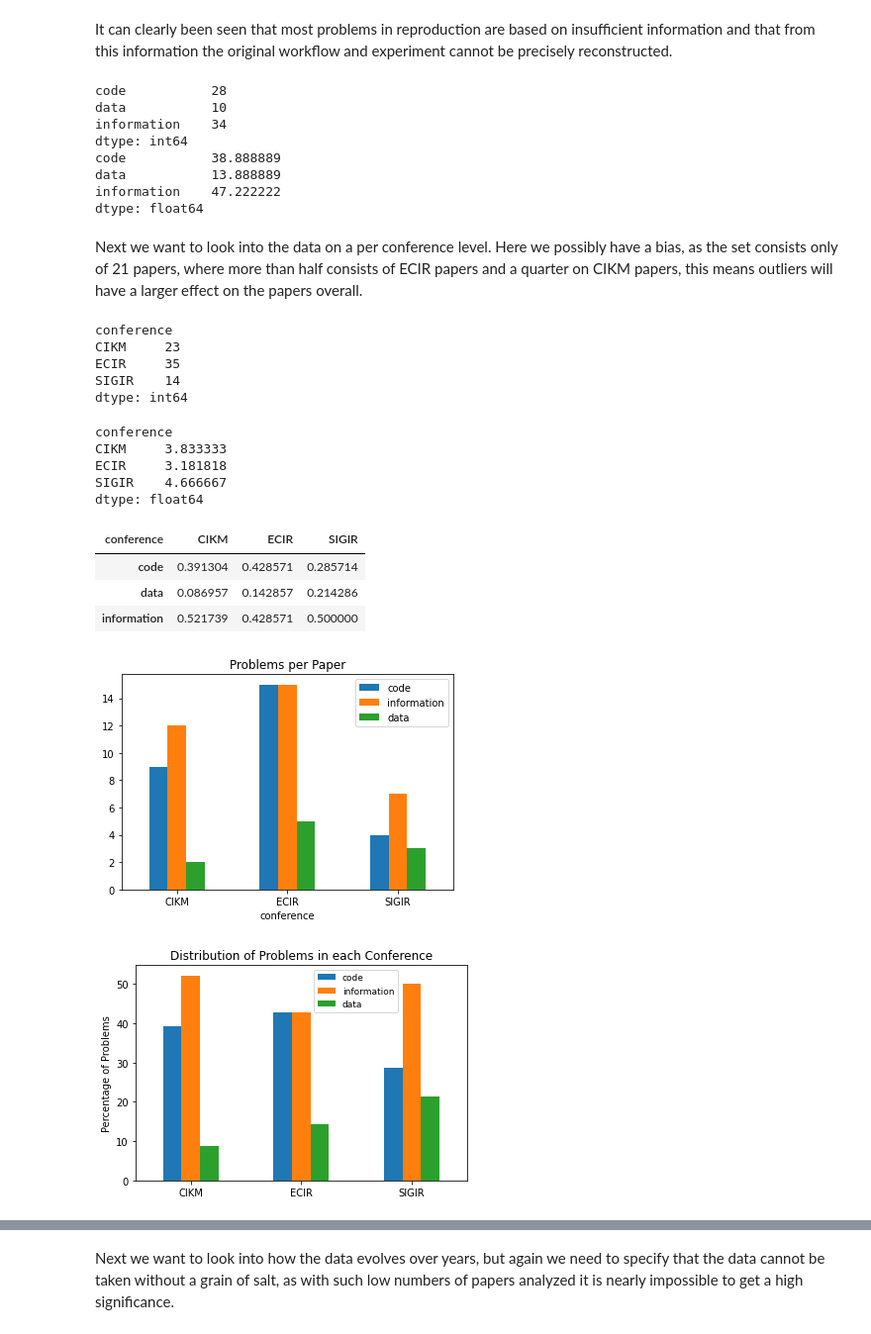
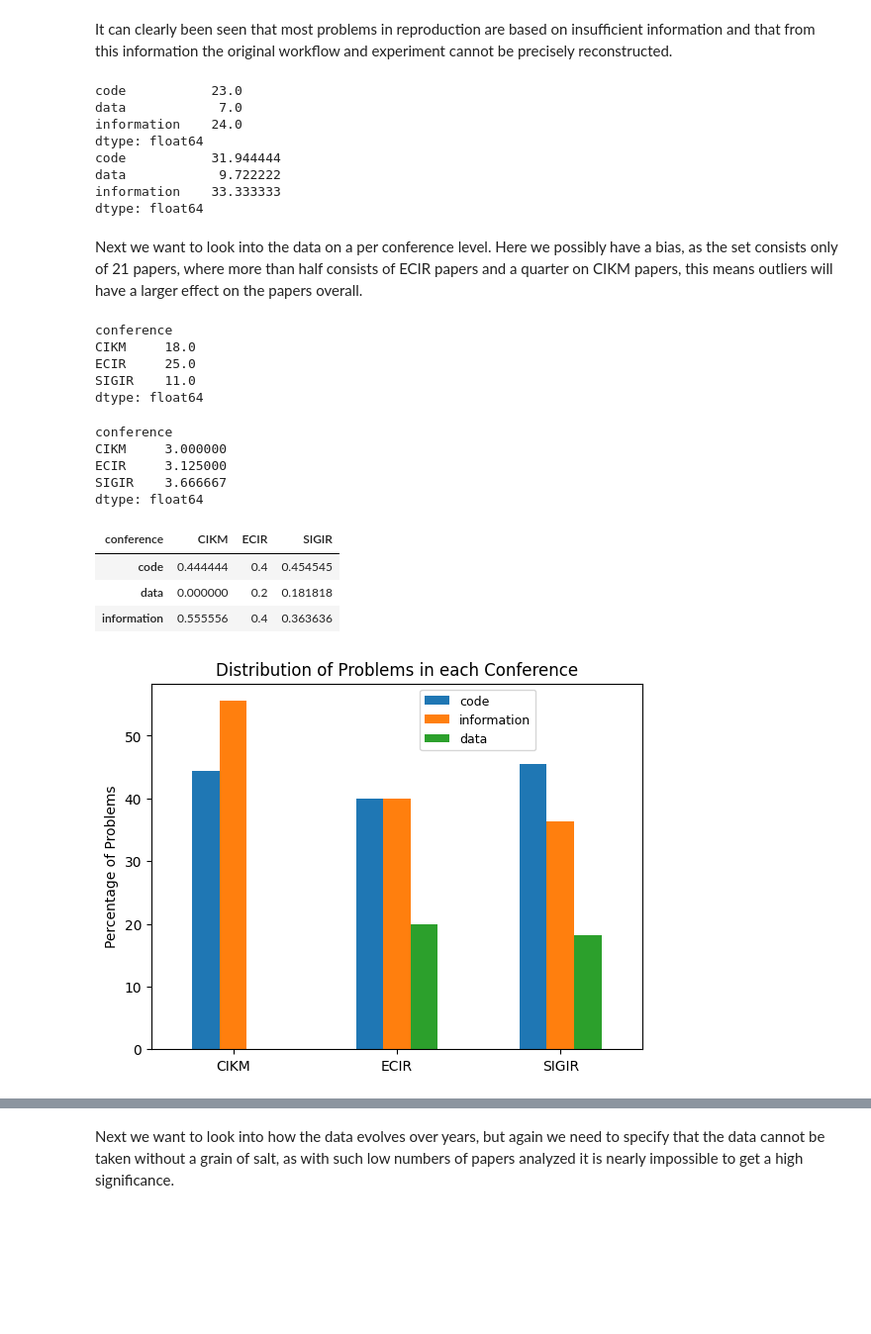
Before and after one commit to MoritzStaudinger/MetaReproducibility, a Jupyter notebook: reproducibility_issues.ipynb, the cells around one changed output, grey strips where cells are left out. Shown at 99% size. Drawn from its saved outputs; the diff is of its cells as text; code cells hidden in the pictures; blank space fills up the shorter version.

Commit message:
Reworked analysis for ECIR2023

```diff
--- a/reproducibility_issues.ipynb
+++ b/reproducibility_issues.ipynb
@@ -12,7 +12,9 @@ from scipy.stats import ttest_ind
 Here we load the before prepared dataset, as it was defined based on the found issues from the different reports.
 # %%
 data = pd.read_csv('data.csv', encoding = 'utf-8', delimiter=";")
+data = data[data["Name"]=="Meta"]
+data = data.drop(columns=["Reproduction Year", "Reproducer","Assumptions"])
 data["id"], _= pd.factorize(data["Name"])
-data = data.drop(data[data['Conference'] == "ACM RecSys"].index)
+data = data
 data
 # %% [output]
@@ -109,14 +112,14 @@ print(super_issues.groupby("conference").sum().sum())
 
 print(super_issues.groupby("conference").sum().sum()/72 * 100)
 # %% [output]
-code           28
-data           10
-information    34
-dtype: int64
-code           38.888889
-data           13.888889
-information    47.222222
+code           23.0
+data            7.0
+information    24.0
 dtype: float64
+code           31.944444
+data            9.722222
+information    33.333333
+dtype: float64
 # %% [markdown]
 Next we want to look into the data on a per conference level. Here we possibly have a bias, as the set consists only of 21 papers, where more than half consists of ECIR papers and a quarter on CIKM papers, this means outliers will have a larger effect on the papers overall.
 # %%
@@ -124,43 +127,42 @@ Next we want to look into the data on a per conference level. Here we possibly h
 super_issues_grouped.T.sum()
 # %% [output]
 conference
-CIKM     23
-ECIR     35
-SIGIR    14
-dtype: int64
+CIKM     18.0
+ECIR     25.0
+SIGIR    11.0
+dtype: float64
 # %%
 #number of errors per paper per conference
 super_issues_grouped_normalized.T.sum()
 # %% [output]
 conference
-CIKM     3.833333
-ECIR     3.181818
-SIGIR    4.666667
+CIKM     3.000000
+ECIR     3.125000
+SIGIR    3.666667
 dtype: float64
 # %%
 super_issues_grouped.T/super_issues_grouped.sum(axis=1)
 # %% [output]
 | conference | CIKM | ECIR | SIGIR |
-| code | 0.391304 | 0.428571 | 0.285714 |
-| data | 0.086957 | 0.142857 | 0.214286 |
-| information | 0.521739 | 0.428571 | 0.500000 |
+| code | 0.444444 | 0.4 | 0.454545 |
+| data | 0.000000 | 0.2 | 0.181818 |
+| information | 0.555556 | 0.4 | 0.363636 |
 # %%
-super_issues_grouped.plot(y=["code","information","data"], kind="bar", title="Problems per Paper", rot=0)
+#super_issues_grouped.plot(y=["code","information","data"], kind="bar", title="Problems per Conference", rot=0)
 
 super_issues_percent = (super_issues_grouped.T/super_issues_grouped.sum(axis=1))*100
 super_issues_percent.T.plot(y=["code","information","data"], kind="bar", title="Distribution of Problems in each Conference", rot=0)
 ax1 = plt.axes()
 x_axis = ax1.axes.get_xaxis()
 x_axis.set_label_text('foo')
 x_label = x_axis.get_label()
 x_label.set_visible(False)
 ax1.set_ylabel("Percentage of Problems")
 plt.legend(loc='upper center',  prop={'size': 9}, bbox_to_anchor=(0.665, 1))
 plt.show()
 plt.close()
 # %% [output]
-[figure, old version]
+[figure, new version]
-[figure, removed]
 # %%
 #Number of papers per conference
 super_issues[["conference", "code"]].groupby("conference").count()
```
Also changed, not shown: parts of 7 cells of this notebook, 2 other files.
